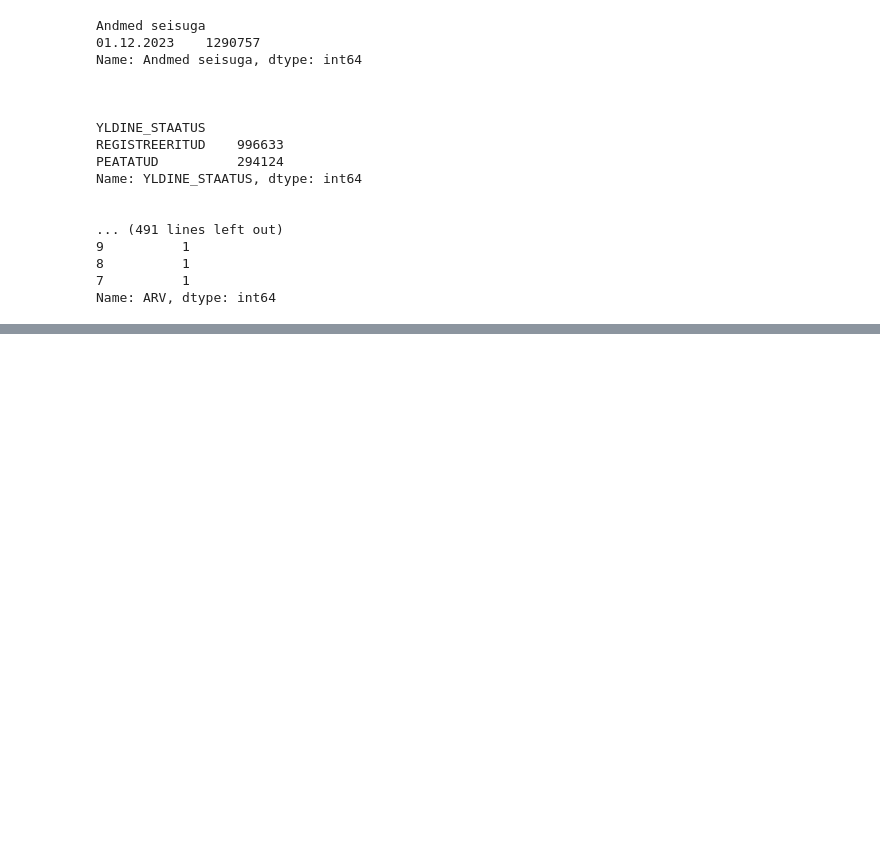
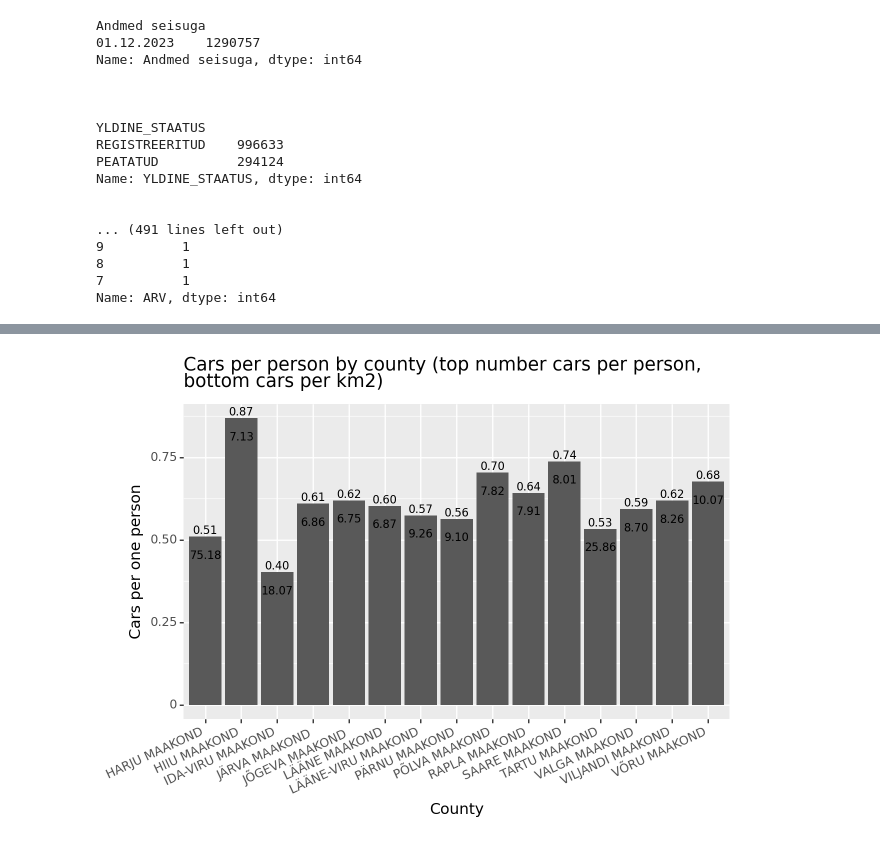
Before and after one commit to GregorSomething/IDS-Vehicle-Analysis, a Jupyter notebook: data_thing.ipynb, the cells around one changed output, grey strips where cells are left out. Saved outputs shown, nothing was run; the diff lists cells and outputs as text; code cells hidden in the pictures; blank space fills up the shorter version.

```diff
--- a/data_thing.ipynb
+++ b/data_thing.ipynb
@@ -121,0 +197,23 @@ data_status.loc[data_status['MOOTORI_TYYP'] == 'DIISEL_HYBRIID', 'MOOTORI_TYYP']
+# %%
+tmp1 = data_status.groupby(['VK/OM MAAKOND']).size().reset_index(name='total_count')
+def cars_per_person(row):
+    return row['total_count'] / county_data[county_data['county'] == row['VK/OM MAAKOND']].iloc[0]['population']
+def cars_per_sqkm(row):
+    return row['total_count'] / county_data[county_data['county'] == row['VK/OM MAAKOND']].iloc[0]['area']
+tmp1['cars_per_person'] = tmp1.apply(cars_per_person, axis=1)
+tmp1['cars_per_square_km'] = tmp1.apply(cars_per_sqkm, axis=1)
+tmp1 = tmp1.sort_values(by=['cars_per_person'], ascending=False)
+fig = (
+p9.ggplot(
+    data = tmp1,
+    mapping = p9.aes(x = 'VK/OM MAAKOND', y='cars_per_person'),
+ )+ p9.geom_bar(stat='identity')
+  + p9.geom_text(p9.aes(label='cars_per_person'), va='bottom', format_string='{:.2f}', size=8)
+  + p9.geom_text(p9.aes(label='cars_per_square_km'), va='top', format_string='\n{:.2f}', size=8)
+  + p9.labs(x='County', y='\n\nCars per one person')
+  + p9.ggtitle('Cars per person by county (top number cars per person,\nbottom cars per km2)')
+  + p9.theme(axis_text_x=p9.element_text(rotation=25, hjust=1))
+).draw(show=True)
+fig.savefig('img/cars_per_person.png', dpi=DPI)
+# %% [output]
+[figure, added]
```
Also changed, not shown: parts of 13 cells of this notebook, 4 other files.
